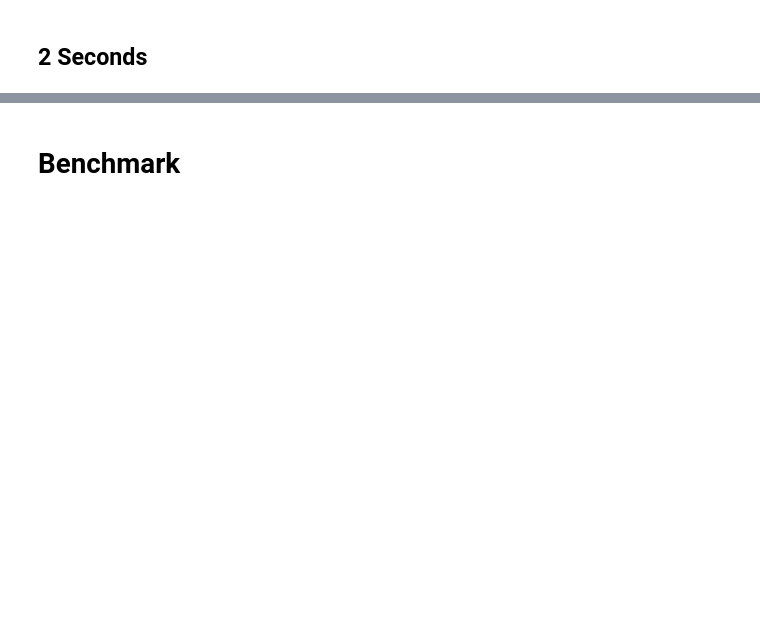
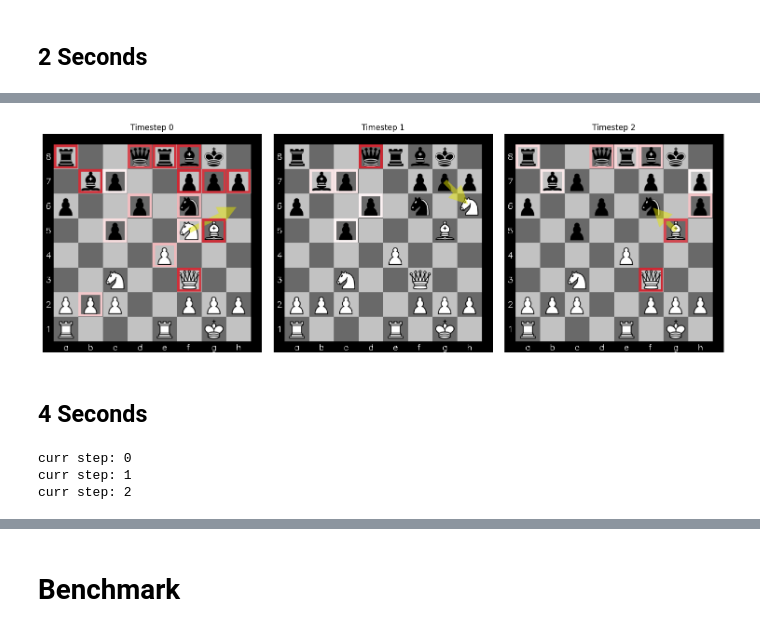
Before and after one commit to radroof22/xAI-chess, a Jupyter notebook: sequential_sarfa.ipynb, the cells around one changed output, grey strips where cells are left out. Drawn from its saved outputs; the diff is of its cells as text; code cells hidden in the pictures; blank space fills up the shorter version.

```diff
--- a/sequential_sarfa.ipynb
+++ b/sequential_sarfa.ipynb
@@ -121,3 +113,18 @@ Important:
+# %%
+# saliency per timestep
+progression_visualizer = ProgressionVisualizer(saliency_results_per_step, moves_taken)
+fig = progression_visualizer.show()
+fig.show()
+# %% [output]
+[figure, added]
+# %% [markdown]
+## 4 Seconds
+# %%
+saliency_results, saliency_results_per_step, moves_taken = sequential_saliency_algorithm(FEN, DISCOUNT_FACTOR, DEPTH, runtime=4.0)
+# %% [output]
+curr step: 0
+curr step: 1
+curr step: 2
 # %%
 board_visualization = BoardVisualization(chess.Board(FEN))
 path = board_visualization.show_heatmap(saliency_results, moves_taken[0])
```
Also changed, not shown: parts of 63 cells of this notebook, 9 other files.
